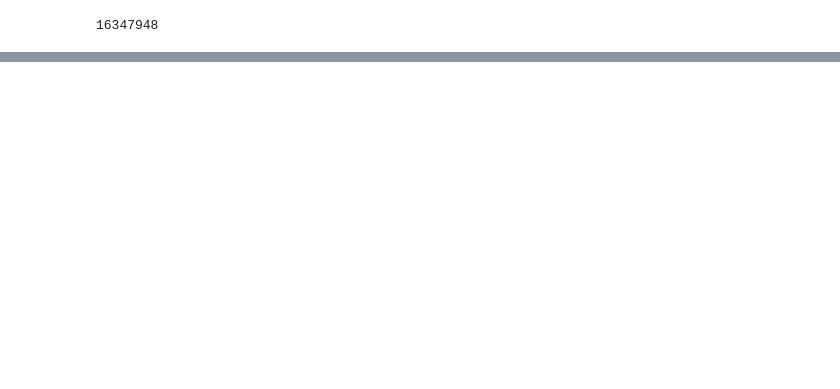
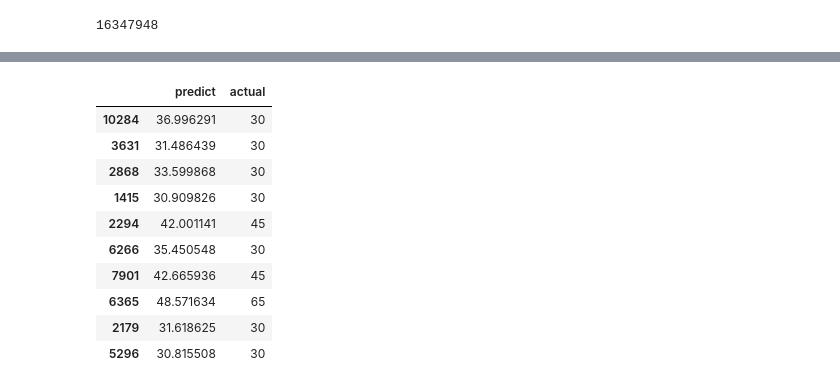
Before and after one commit to multi-order-planning-RBH/predictor, a Jupyter notebook: rbh_foodpreparationtime_approximation.ipynb, the cells around one changed output, grey strips where cells are left out. Saved outputs shown, nothing was run; the diff lists cells and outputs as text; code cells hidden in the pictures; blank space fills up the shorter version.

```diff
--- a/rbh_foodpreparationtime_approximation.ipynb
+++ b/rbh_foodpreparationtime_approximation.ipynb
@@ -164,5 +172,5 @@ model.score(train_X, train_Y)
 # %%
-pred = model.predict(train_X)
+pred = reg.predict(train_X)
 # %%
 pred
 # %% [output]
@@ -188,0 +192,14 @@ reg.score(train_X, train_Y)
+# %%
+pd.DataFrame({"predict": pred, "actual": train_y}).sample(10)
+# %% [output]
+|  | predict | actual |
+| 10284 | 36.996291 | 30 |
+| 3631 | 31.486439 | 30 |
+| 2868 | 33.599868 | 30 |
+| 1415 | 30.909826 | 30 |
+| 2294 | 42.001141 | 45 |
+| 6266 | 35.450548 | 30 |
+| 7901 | 42.665936 | 45 |
+| 6365 | 48.571634 | 65 |
+| 2179 | 31.618625 | 30 |
+| 5296 | 30.815508 | 30 |
```
Also changed, not shown: parts of 36 cells of this notebook, 2 other files.
